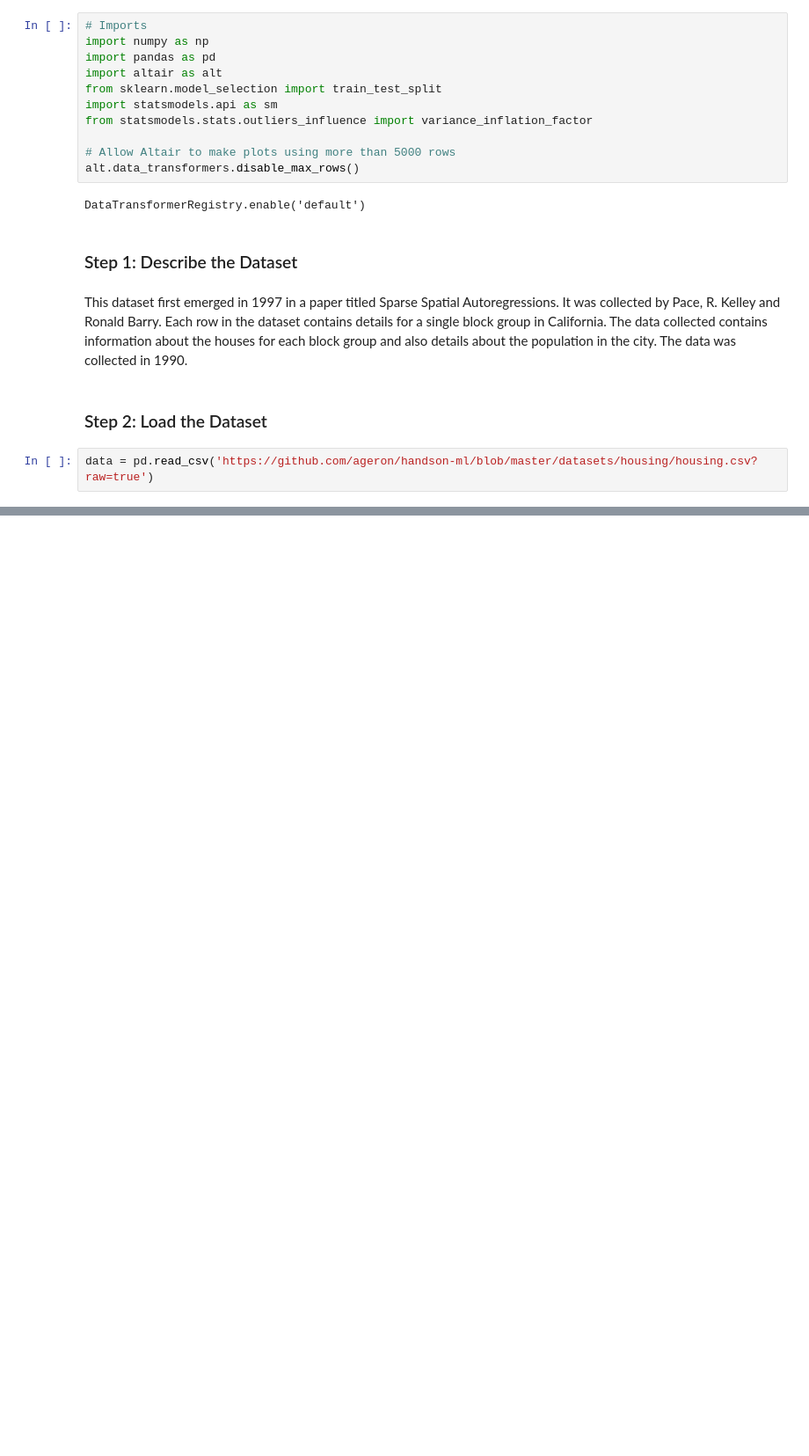
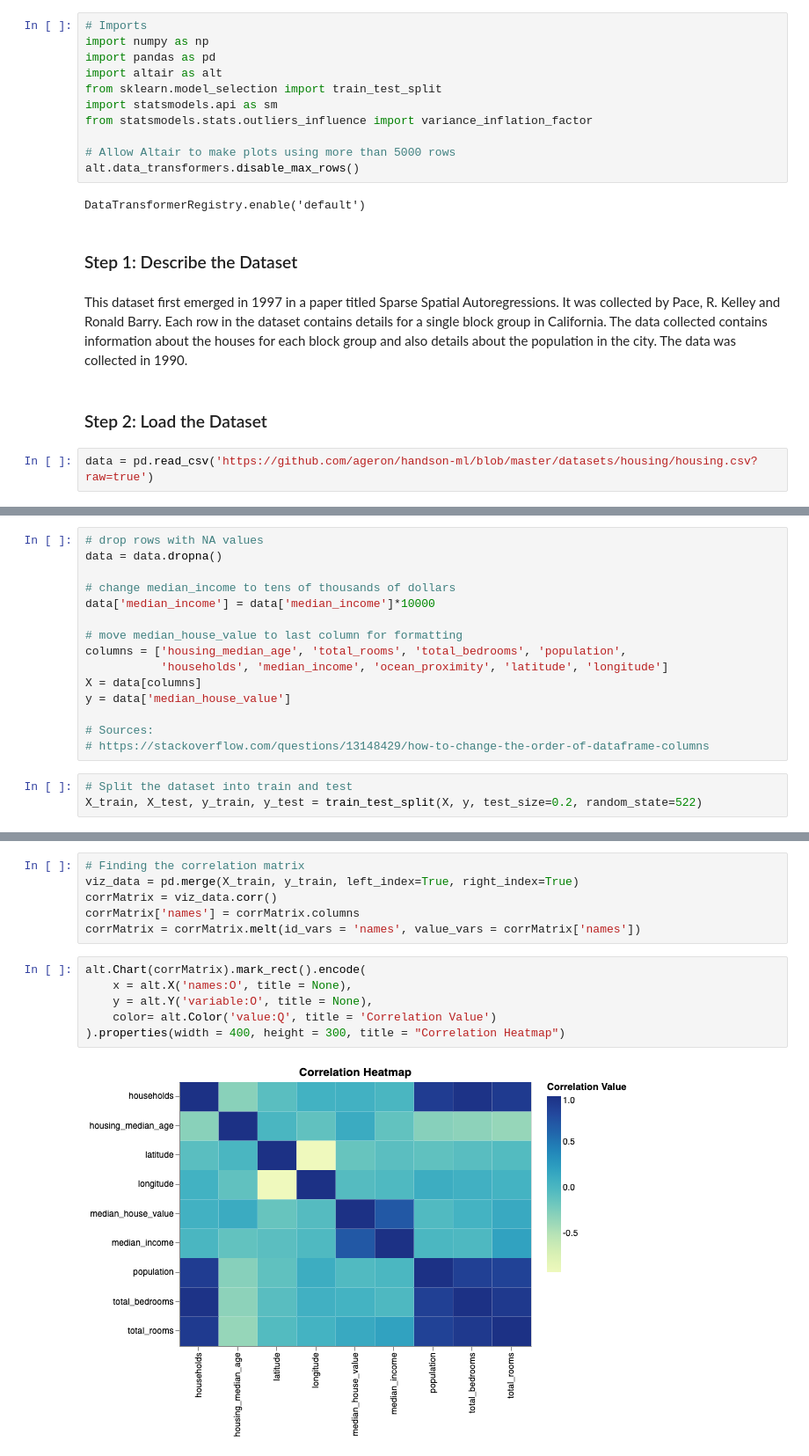
Before and after one commit to UBC-MDS/DSCI_522_GROUP_312, a Jupyter notebook: analysis/EDA_WORKING.ipynb, the cells around one changed output, grey strips where cells are left out. Shown at 88% size. Saved outputs shown, nothing was run; the diff lists cells and outputs as text; blank space fills up the shorter version.

Commit message:
updated EDA and added chart script

```diff
--- a/analysis/EDA_WORKING.ipynb
+++ b/analysis/EDA_WORKING.ipynb
@@ -29,0 +24,18 @@ data = pd.read_csv('https://github.com/ageron/handson-ml/blob/master/datasets/ho
+# %%
+# drop rows with NA values
+data = data.dropna()
+
+# change median_income to tens of thousands of dollars
+data['median_income'] = data['median_income']*10000
+
+# move median_house_value to last column for formatting
+columns = ['housing_median_age', 'total_rooms', 'total_bedrooms', 'population',
+           'households', 'median_income', 'ocean_proximity', 'latitude', 'longitude']
+X = data[columns]
+y = data['median_house_value']
+
+# Sources:
+# https://stackoverflow.com/questions/13148429/how-to-change-the-order-of-dataframe-columns
+# %%
+# Split the dataset into train and test
+X_train, X_test, y_train, y_test = train_test_split(X, y, test_size=0.2, random_state=522)
@@ -29,0 +182,14 @@ data = pd.read_csv('https://github.com/ageron/handson-ml/blob/master/datasets/ho
+# %%
+# Finding the correlation matrix
+viz_data = pd.merge(X_train, y_train, left_index=True, right_index=True)
+corrMatrix = viz_data.corr()
+corrMatrix['names'] = corrMatrix.columns
+corrMatrix = corrMatrix.melt(id_vars = 'names', value_vars = corrMatrix['names'])
+# %%
+alt.Chart(corrMatrix).mark_rect().encode(
+    x = alt.X('names:O', title = None),
+    y = alt.Y('variable:O', title = None),
+    color= alt.Color('value:Q', title = 'Correlation Value')
+).properties(width = 400, height = 300, title = "Correlation Heatmap")
+# %% [output]
+[figure, added]
```
Also changed, not shown: parts of 14 cells of this notebook, 10 other files.
